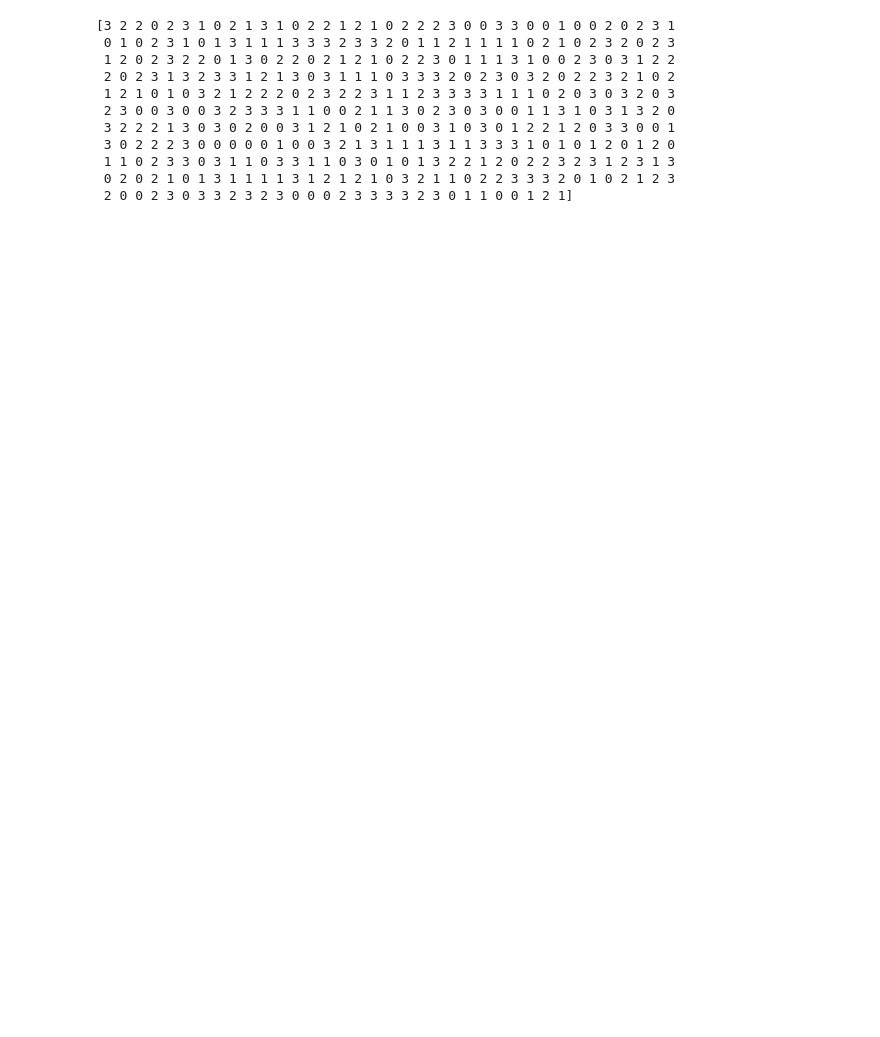
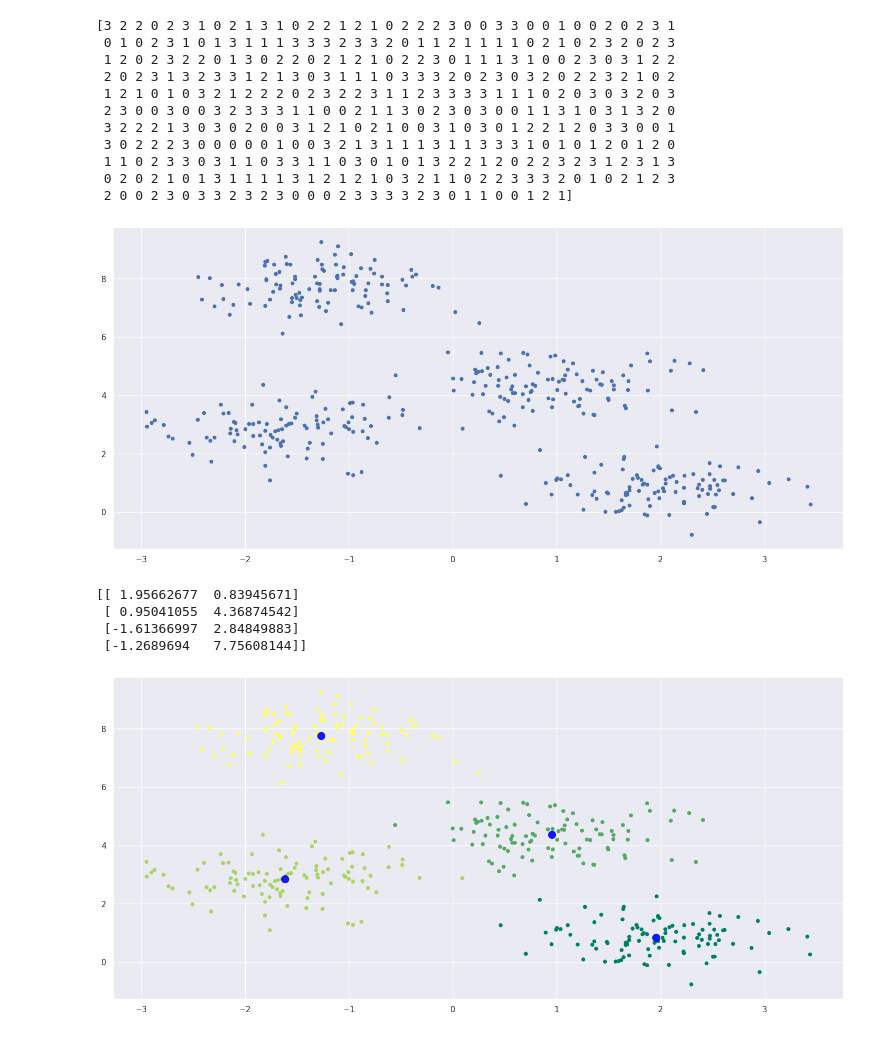
Before and after one commit to Prasannasri18/prasanna, a Jupyter notebook: Exp8.ipynb, the cells around one changed output. Saved outputs shown, nothing was run; the diff lists cells and outputs as text; code cells hidden in the pictures; blank space fills up the shorter version.

```diff
--- a/Exp8.ipynb
+++ b/Exp8.ipynb
@@ -3,27 +3,44 @@
 # %%
 %matplotlib inline
 import matplotlib.pyplot as plt
 import seaborn as sns
 sns.set()
 import numpy as np
 from sklearn.cluster import KMeans
 
 '''from sklearn.datasets.samples_generator import make_blobs
 X, y_true = make_blobs(n_samples=400, centers=4, cluster_std=0.60, random_state=0)
 '''
 from sklearn.datasets import make_blobs
 X, y_true = make_blobs(n_samples=400, centers=4, cluster_std=0.60, random_state=0)
 #print(X)
 print(y_true)
+plt.scatter(X[:, 0], X[:, 1], s=20);
+plt.show()
+kmeans = KMeans(n_clusters=4)
+kmeans.fit(X)
+y_kmeans = kmeans.predict(X)
+y_kmeans
+plt.scatter(X[:, 0], X[:, 1], c=y_kmeans, s=20,cmap="summer")
+centers = kmeans.cluster_centers_
+print(centers)
+plt.scatter(centers[:, 0], centers[:, 1], c='blue', s=100, alpha=0.9);
+plt.show()
 # %% [output]
 [3 2 2 0 2 3 1 0 2 1 3 1 0 2 2 1 2 1 0 2 2 2 3 0 0 3 3 0 0 1 0 0 2 0 2 3 1
  0 1 0 2 3 1 0 1 3 1 1 1 3 3 3 2 3 3 2 0 1 1 2 1 1 1 1 0 2 1 0 2 3 2 0 2 3
  1 2 0 2 3 2 2 0 1 3 0 2 2 0 2 1 2 1 0 2 2 3 0 1 1 1 3 1 0 0 2 3 0 3 1 2 2
  2 0 2 3 1 3 2 3 3 1 2 1 3 0 3 1 1 1 0 3 3 3 2 0 2 3 0 3 2 0 2 2 3 2 1 0 2
  1 2 1 0 1 0 3 2 1 2 2 2 0 2 3 2 2 3 1 1 2 3 3 3 3 1 1 1 0 2 0 3 0 3 2 0 3
  2 3 0 0 3 0 0 3 2 3 3 3 1 1 0 0 2 1 1 3 0 2 3 0 3 0 0 1 1 3 1 0 3 1 3 2 0
  3 2 2 2 1 3 0 3 0 2 0 0 3 1 2 1 0 2 1 0 0 3 1 0 3 0 1 2 2 1 2 0 3 3 0 0 1
  3 0 2 2 2 3 0 0 0 0 0 1 0 0 3 2 1 3 1 1 1 3 1 1 3 3 3 1 0 1 0 1 2 0 1 2 0
  1 1 0 2 3 3 0 3 1 1 0 3 3 1 1 0 3 0 1 0 1 3 2 2 1 2 0 2 2 3 2 3 1 2 3 1 3
  0 2 0 2 1 0 1 3 1 1 1 1 3 1 2 1 2 1 0 3 2 1 1 0 2 2 3 3 3 2 0 1 0 2 1 2 3
  2 0 0 2 3 0 3 3 2 3 2 3 0 0 0 2 3 3 3 3 2 3 0 1 1 0 0 1 2 1]
+[figure, added]
+[[ 1.95662677  0.83945671]
+ [ 0.95041055  4.36874542]
+ [-1.61366997  2.84849883]
+ [-1.2689694   7.75608144]]
+[figure, added]
```
